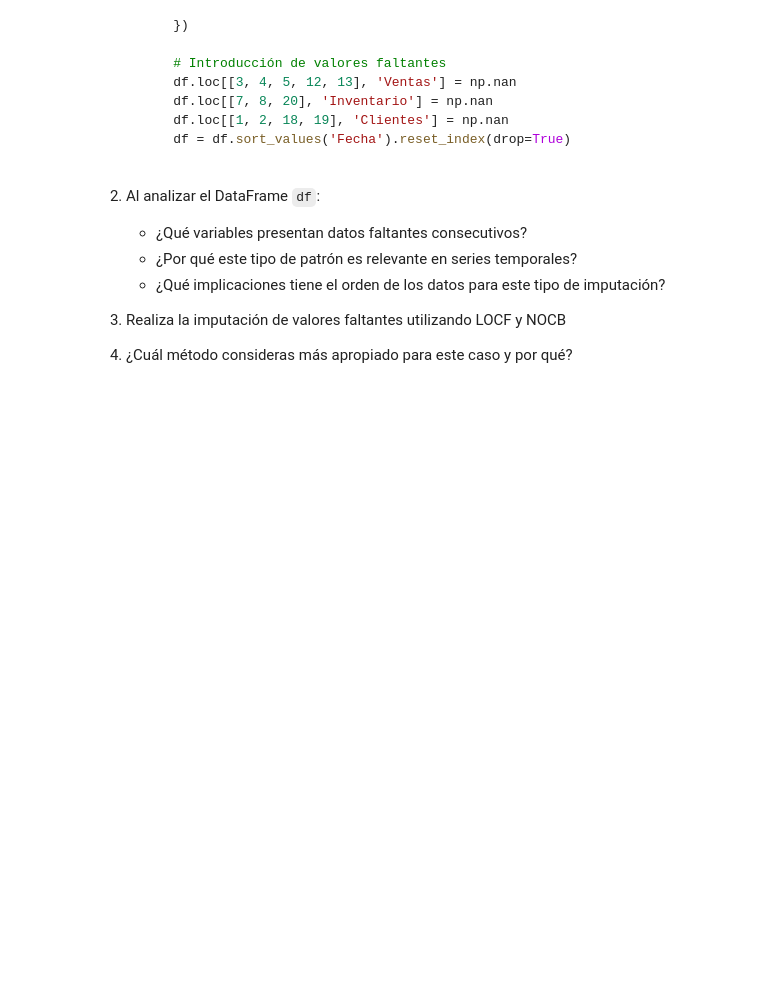
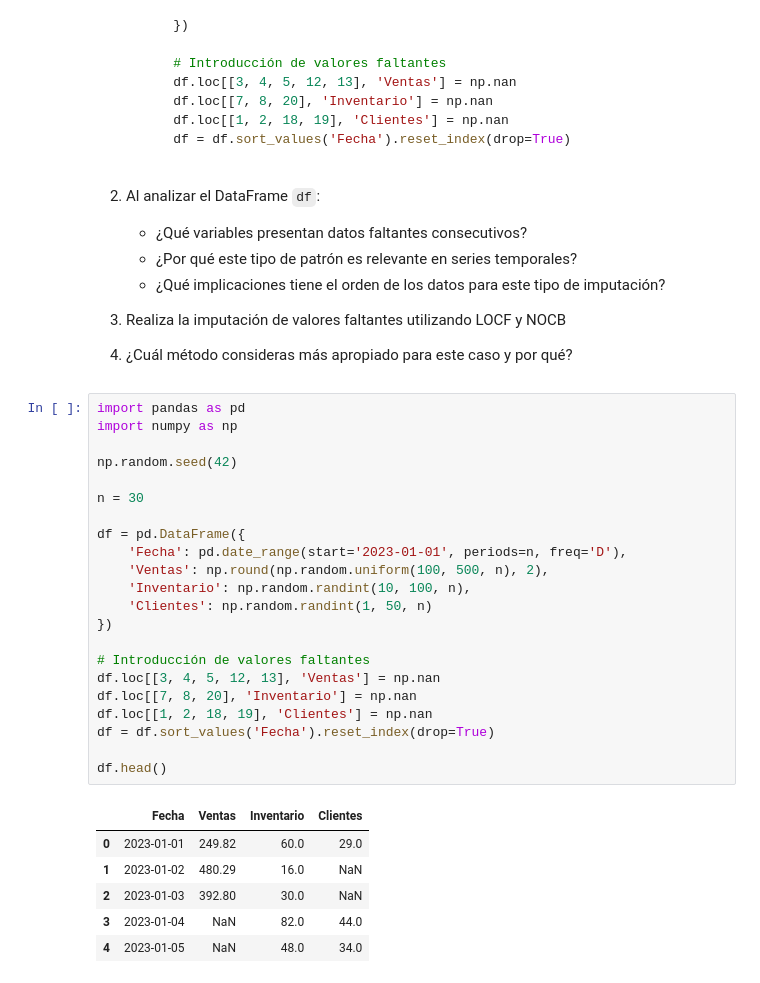
Before and after one commit to eospgonz10/statistical_analytics_homicide, a Jupyter notebook: sesiones_practicas/sp_5_juan_jose_garcia_alvarez_estiven_ospina_gonzalez.ipynb, the cells around one changed output. Cells and saved outputs as stored; diff of their text form; blank space fills up the shorter version.

```diff
--- a/sesiones_practicas/sp_5_juan_jose_garcia_alvarez_estiven_ospina_gonzalez.ipynb
+++ b/sesiones_practicas/sp_5_juan_jose_garcia_alvarez_estiven_ospina_gonzalez.ipynb
@@ -639,3 +645,32 @@ plt.show()
    - ¿Qué implicaciones tiene el orden de los datos para este tipo de imputación?
 3. Realiza la imputación de valores faltantes utilizando LOCF y NOCB
 4. ¿Cuál método consideras más apropiado para este caso y por qué?
+# %%
+import pandas as pd
+import numpy as np
+
+np.random.seed(42)
+
+n = 30
+
+df = pd.DataFrame({
+    'Fecha': pd.date_range(start='2023-01-01', periods=n, freq='D'),
+    'Ventas': np.round(np.random.uniform(100, 500, n), 2),
+    'Inventario': np.random.randint(10, 100, n),
+    'Clientes': np.random.randint(1, 50, n)
+})
+
+# Introducción de valores faltantes
+df.loc[[3, 4, 5, 12, 13], 'Ventas'] = np.nan
+df.loc[[7, 8, 20], 'Inventario'] = np.nan
+df.loc[[1, 2, 18, 19], 'Clientes'] = np.nan
+df = df.sort_values('Fecha').reset_index(drop=True)
+
+df.head()
+# %% [output]
+|  | Fecha | Ventas | Inventario | Clientes |
+| 0 | 2023-01-01 | 249.82 | 60.0 | 29.0 |
+| 1 | 2023-01-02 | 480.29 | 16.0 | NaN |
+| 2 | 2023-01-03 | 392.80 | 30.0 | NaN |
+| 3 | 2023-01-04 | NaN | 82.0 | 44.0 |
+| 4 | 2023-01-05 | NaN | 48.0 | 34.0 |
```
Also changed, not shown: parts of 4 cells of this notebook.
